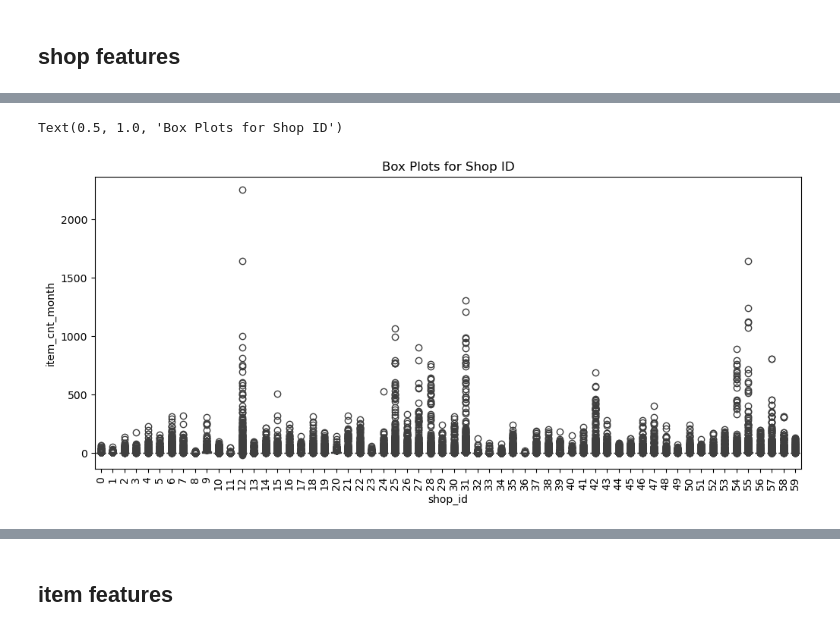
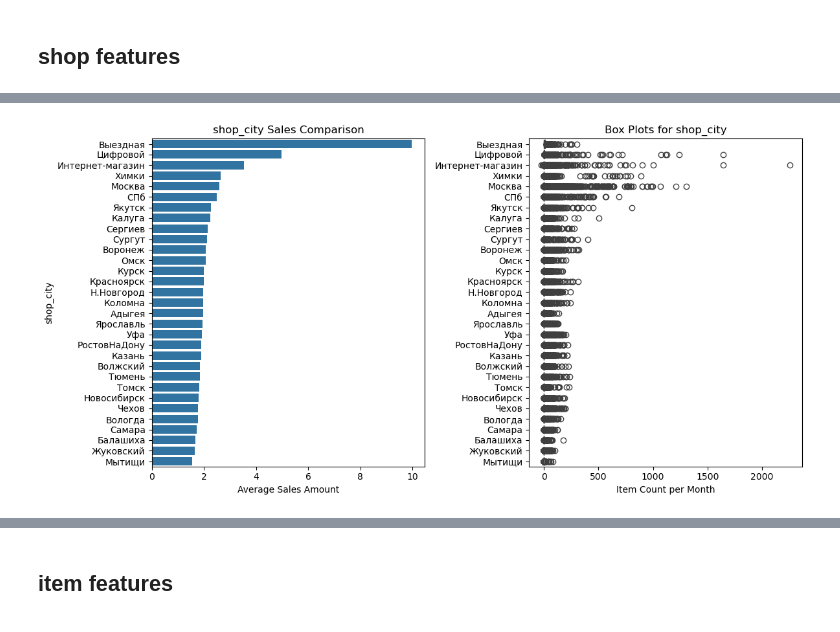
Before and after one commit to Alexennk/ml-ds-practice, a Jupyter notebook: notebooks/eda_notebook.ipynb, the cells around one changed output, grey strips where cells are left out. Saved outputs shown, nothing was run; the diff lists cells and outputs as text; code cells hidden in the pictures.

```diff
--- a/notebooks/eda_notebook.ipynb
+++ b/notebooks/eda_notebook.ipynb
@@ -280,10 +270,4 @@ plt.xticks(rotation=90);
-# %%
-var = 'shop_id'
-data = pd.concat([aggregated_train_df['item_cnt_month'], aggregated_train_df[var]], axis=1)
-f, ax = plt.subplots(figsize=(12, 5))
-fig = sns.boxplot(x=var, y="item_cnt_month", data=data)
-plt.xticks(rotation=90)
-plt.title("Box Plots for Shop ID")
-# %% [output]
-Text(0.5, 1.0, 'Box Plots for Shop ID')
-[figure, removed]
+# %%
+eda.plot_barpot_boxplot(aggregated_train_df, 'shop_city', figsize=(12, 6))
+# %% [output]
+[figure, added]
```
Also changed, not shown: parts of 70 cells of this notebook, 3 other files.
